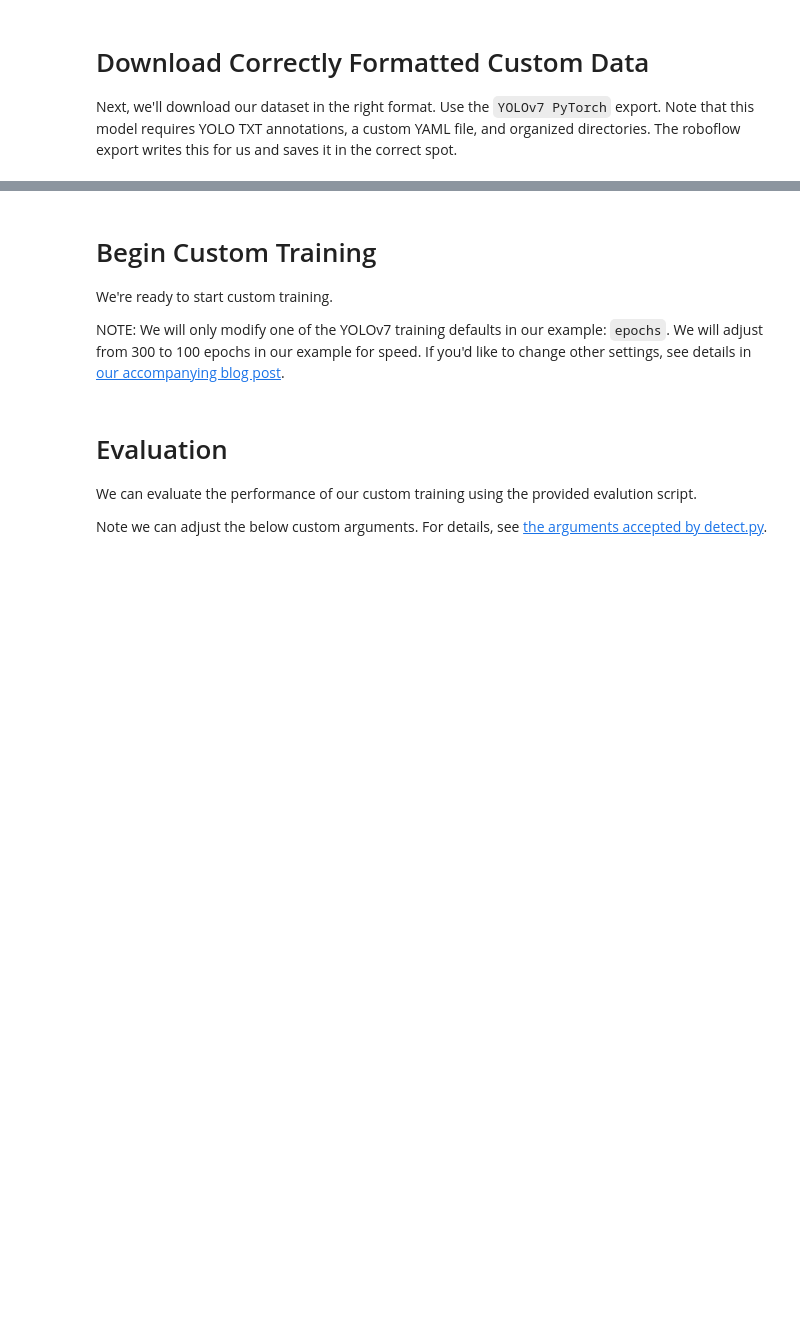
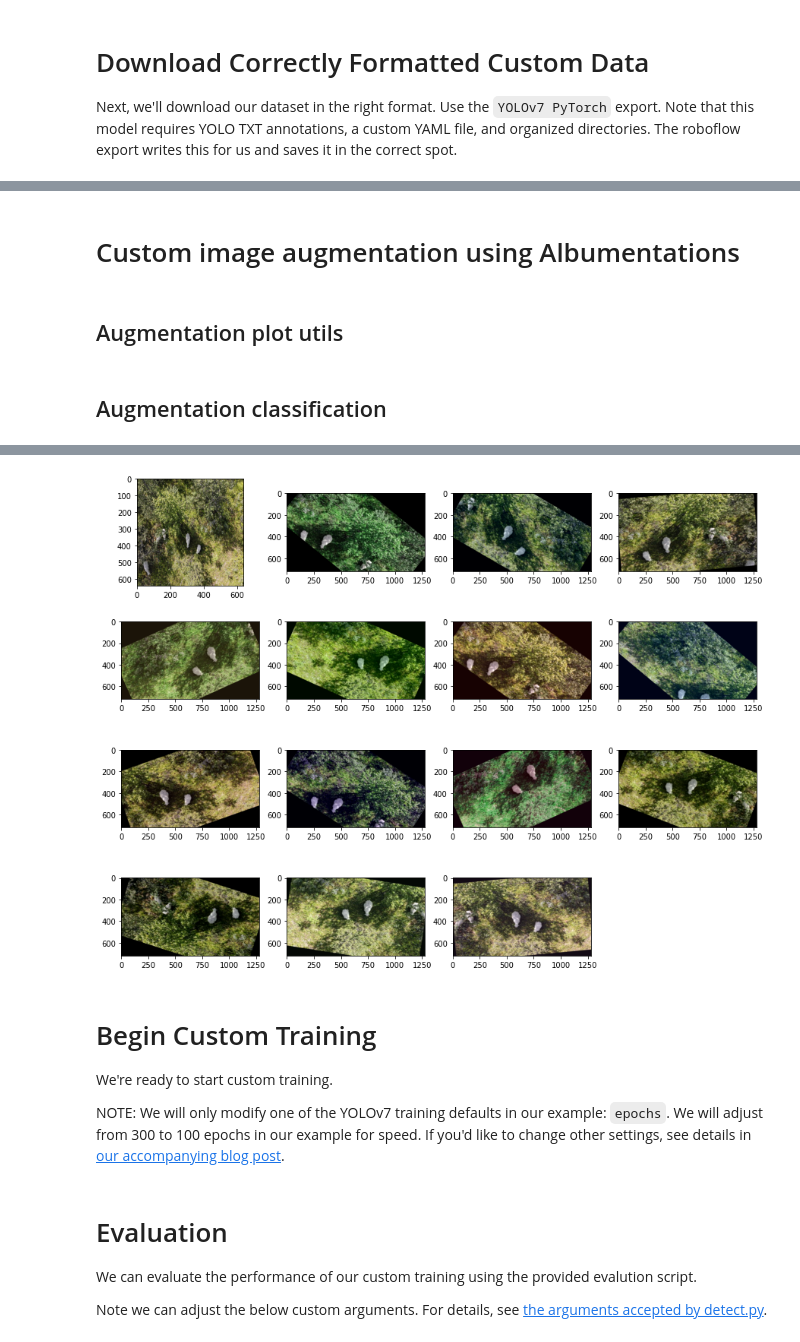
Before and after one commit to trymgrande/IT3915-master-preparatory-project, a Jupyter notebook: Fork_of_Training_YOLOv7_on_Custom_Data.ipynb, the cells around one changed output, grey strips where cells are left out. Cells and saved outputs as stored; diff of their text form; code cells hidden in the pictures; blank space fills up the shorter version.

Commit message:
implemented some augmentation examples in the notebook, applied to a single image in the dataset only

```diff
--- a/Fork_of_Training_YOLOv7_on_Custom_Data.ipynb
+++ b/Fork_of_Training_YOLOv7_on_Custom_Data.ipynb
@@ -55,0 +92,4 @@ dataset = project.version(2).download("yolov7")
+# %% [markdown]
+# Custom image augmentation using Albumentations
+# %% [markdown]
+## Augmentation plot utils
@@ -55,0 +133,36 @@ dataset = project.version(2).download("yolov7")
+# %% [markdown]
+## Augmentation classification
+# %%
+!python3.9 -m pip install albumentations
+!python3.9 -m pip install opencv-python
+
+import cv2
+import albumentations as A
+import numpy as np
+from PIL import Image
+
+image = Image.open("Sheep-detection-from-above-2/train/images/2019_08_storli1_0704_jpg.rf.8a36a1432b846d665cc2454faf1a8dd0.jpg")
+
+transform = A.Compose(
+    [
+        A.Resize(width=1920, height=1080),
+        A.RandomCrop(width=1280, height=720),
+        A.Rotate(limit=40, p=0.9, border_mode=cv2.BORDER_CONSTANT),
+        A.HorizontalFlip(p=0.5),
+        A.VerticalFlip(p=0.1),
+        A.RGBShift(r_shift_limit=25, g_shift_limit=25, b_shift_limit=25, p=0.9),
+        A.OneOf([
+            A.Blur(blur_limit=3, p=0.5),
+            A.ColorJitter(p=0.5),
+        ], p=1.0),
+    ]
+)
+
+images_list = [image]
+image = np.array(image)
+for i in range(15):
+    augmentations = transform(image=image)
+    augmented_img = augmentations["image"]
+    images_list.append(augmented_img)
+plot_examples(images_list)
+# %% [output]
@@ -56,3 +186,4 @@ dataset = project.version(2).download("yolov7")
+[figure, added]
 # %% [markdown]
 # Begin Custom Training
 
```
Also changed, not shown: parts of 6 cells of this notebook, 2 other files.
